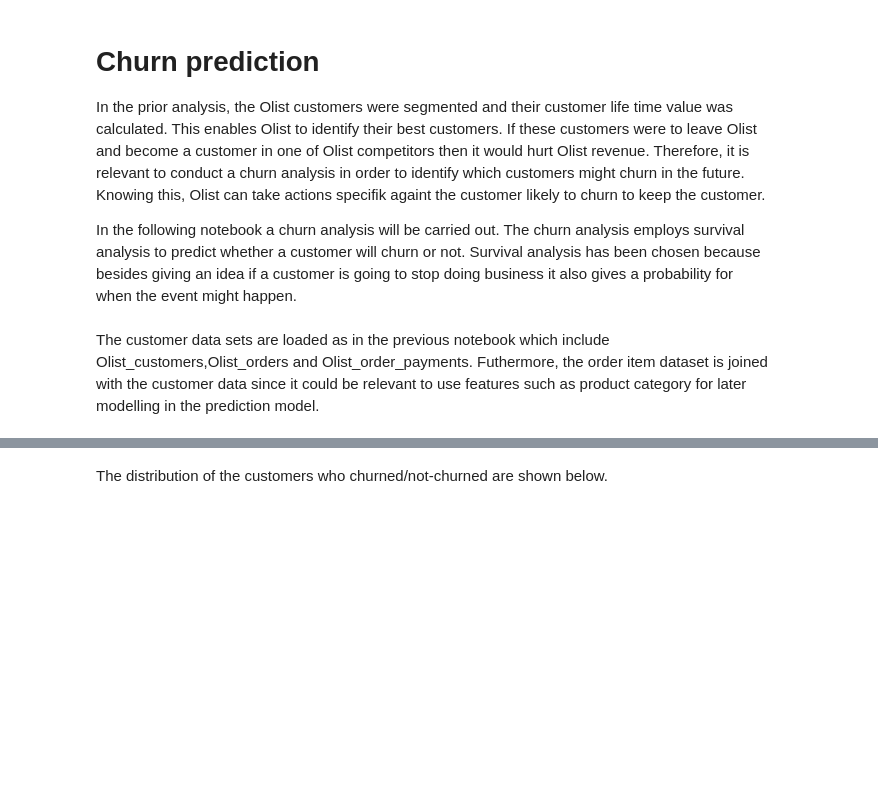
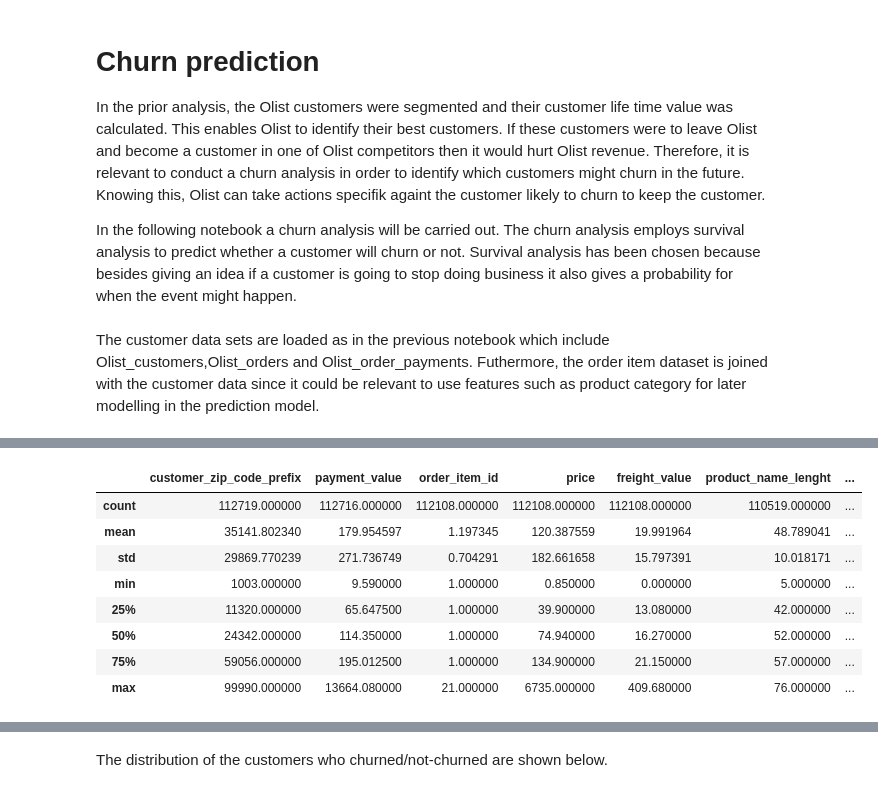
Before and after one commit to MotzWanted/Business_Analytics_Olist, a Jupyter notebook: phase2/Phase_2_survival_analysis.ipynb, the cells around one changed output, grey strips where cells are left out. Drawn from its saved outputs; the diff is of its cells as text; code cells hidden in the pictures; blank space fills up the shorter version.

```diff
--- a/phase2/Phase_2_survival_analysis.ipynb
+++ b/phase2/Phase_2_survival_analysis.ipynb
@@ -41,0 +52,12 @@ cop = cop[cop['order_status']!='canceled']
+# %%
+cop.describe()
+# %% [output]
+|  | customer_zip_code_prefix | payment_value | order_item_id | price | freight_value | product_name_lenght | ... |
+| count | 112719.000000 | 112716.000000 | 112108.000000 | 112108.000000 | 112108.000000 | 110519.000000 | ... |
+| mean | 35141.802340 | 179.954597 | 1.197345 | 120.387559 | 19.991964 | 48.789041 | ... |
+| std | 29869.770239 | 271.736749 | 0.704291 | 182.661658 | 15.797391 | 10.018171 | ... |
+| min | 1003.000000 | 9.590000 | 1.000000 | 0.850000 | 0.000000 | 5.000000 | ... |
+| 25% | 11320.000000 | 65.647500 | 1.000000 | 39.900000 | 13.080000 | 42.000000 | ... |
+| 50% | 24342.000000 | 114.350000 | 1.000000 | 74.940000 | 16.270000 | 52.000000 | ... |
+| 75% | 59056.000000 | 195.012500 | 1.000000 | 134.900000 | 21.150000 | 57.000000 | ... |
+| max | 99990.000000 | 13664.080000 | 21.000000 | 6735.000000 | 409.680000 | 76.000000 | ... |
```
Also changed, not shown: parts of 5 cells of this notebook, 1 other file.
